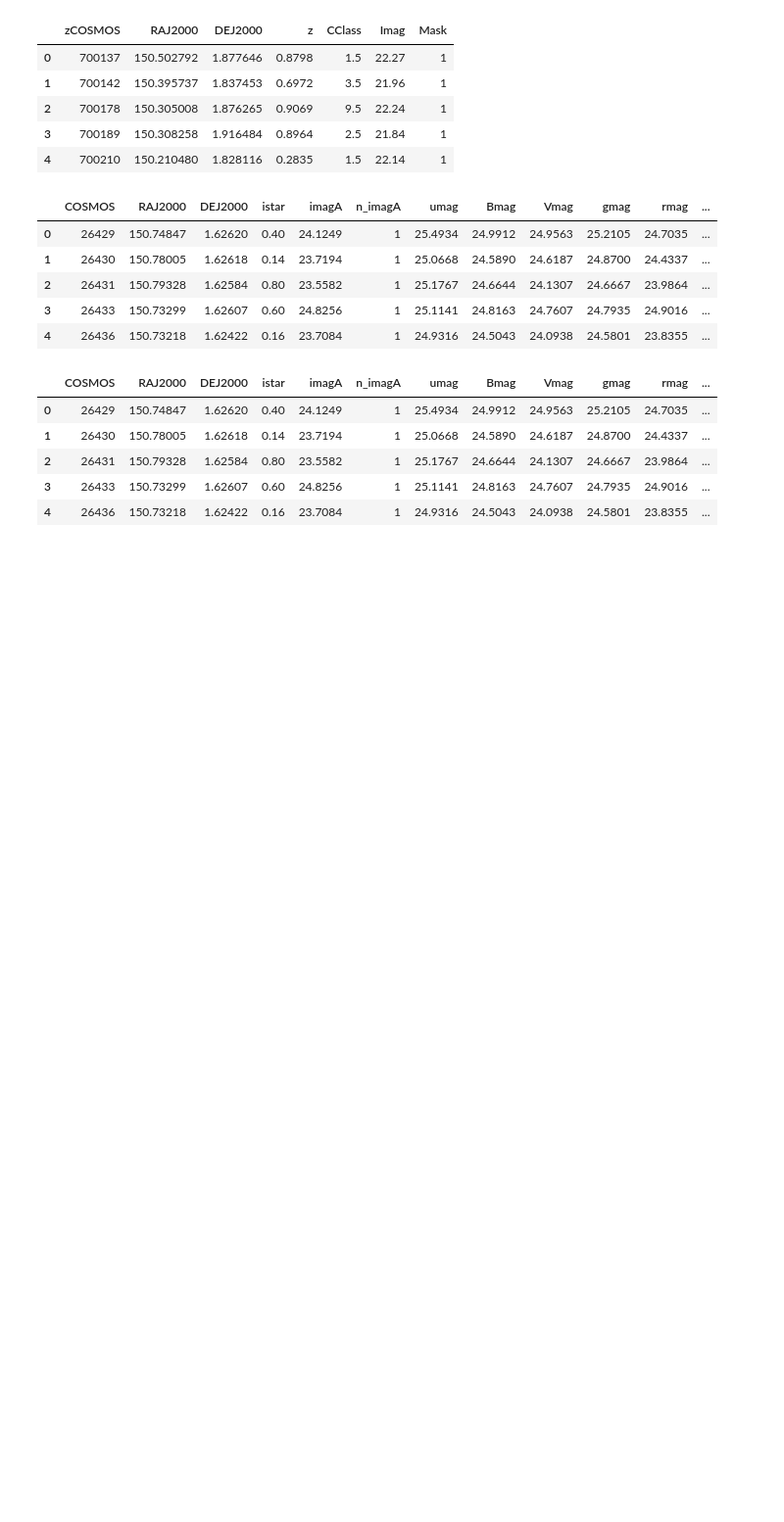
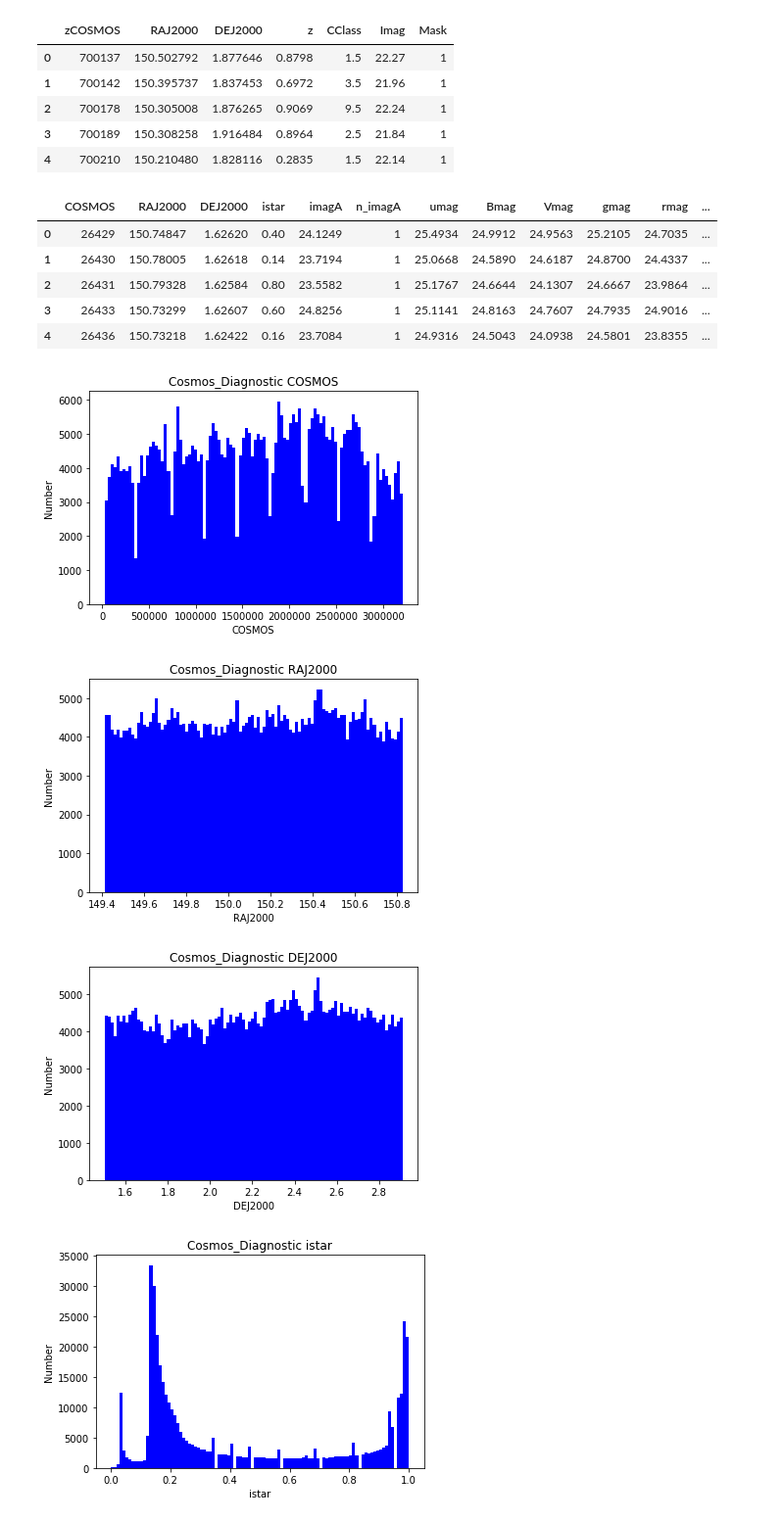
Before and after one commit to lialubit/Redshift, a Jupyter notebook: redshift.ipynb, the cells around one changed output. Shown at 98% size. Cells and saved outputs as stored; diff of their text form; code cells hidden in the pictures; blank space fills up the shorter version.

```diff
--- a/redshift.ipynb
+++ b/redshift.ipynb
@@ -85,14 +103,3 @@ cosmos_df.head()
 | 2 | 26431 | 150.79328 | 1.62584 | 0.80 | 23.5582 | 1 | 25.1767 | 24.6644 | 24.1307 | 24.6667 | 23.9864 | ... |
 | 3 | 26433 | 150.73299 | 1.62607 | 0.60 | 24.8256 | 1 | 25.1141 | 24.8163 | 24.7607 | 24.7935 | 24.9016 | ... |
 | 4 | 26436 | 150.73218 | 1.62422 | 0.16 | 23.7084 | 1 | 24.9316 | 24.5043 | 24.0938 | 24.5801 | 23.8355 | ... |
-# %%
-cosmos_df_part2 = cosmos_df.query('zphot<999')
-cosmos_df_filtered = cosmos_df_part2.query('zphot>0.000')
-cosmos_df_filtered.head()
-# %% [output]
-|  | COSMOS | RAJ2000 | DEJ2000 | istar | imagA | n_imagA | umag | Bmag | Vmag | gmag | rmag | ... |
-| 0 | 26429 | 150.74847 | 1.62620 | 0.40 | 24.1249 | 1 | 25.4934 | 24.9912 | 24.9563 | 25.2105 | 24.7035 | ... |
-| 1 | 26430 | 150.78005 | 1.62618 | 0.14 | 23.7194 | 1 | 25.0668 | 24.5890 | 24.6187 | 24.8700 | 24.4337 | ... |
-| 2 | 26431 | 150.79328 | 1.62584 | 0.80 | 23.5582 | 1 | 25.1767 | 24.6644 | 24.1307 | 24.6667 | 23.9864 | ... |
-| 3 | 26433 | 150.73299 | 1.62607 | 0.60 | 24.8256 | 1 | 25.1141 | 24.8163 | 24.7607 | 24.7935 | 24.9016 | ... |
-| 4 | 26436 | 150.73218 | 1.62422 | 0.16 | 23.7084 | 1 | 24.9316 | 24.5043 | 24.0938 | 24.5801 | 23.8355 | ... |
@@ -102,0 +106,14 @@ cosmos_and_zcosmos_cross_match.columns
+# %%
+##diagnostic to find abnormal placeholder values for removal
+for i in cosmos_df:
+    plt.hist(cosmos_df[i], color='blue', linewidth=5, bins=100)
+    plt.xlabel(i)
+    plt.ylabel("Number")
+    plt.title("Cosmos_Diagnostic" + " " + i)
+    plt.savefig("Cosmos_Diagnostic" + " " + i + " " + "Plot.png")
+    plt.show()
+# %% [output]
+[figure, added]
+[figure, added]
+[figure, added]
+[figure, added]
```
Also changed, not shown: parts of 28 cells of this notebook.
